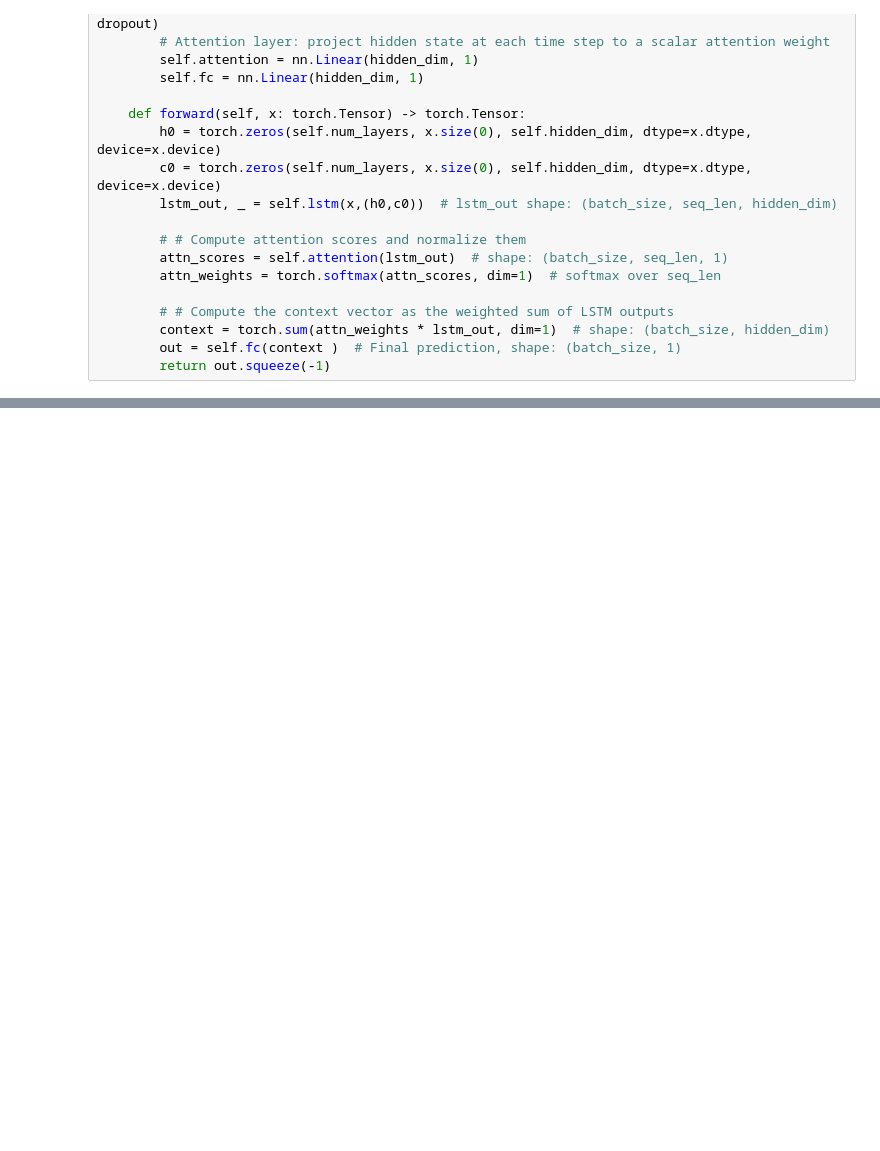
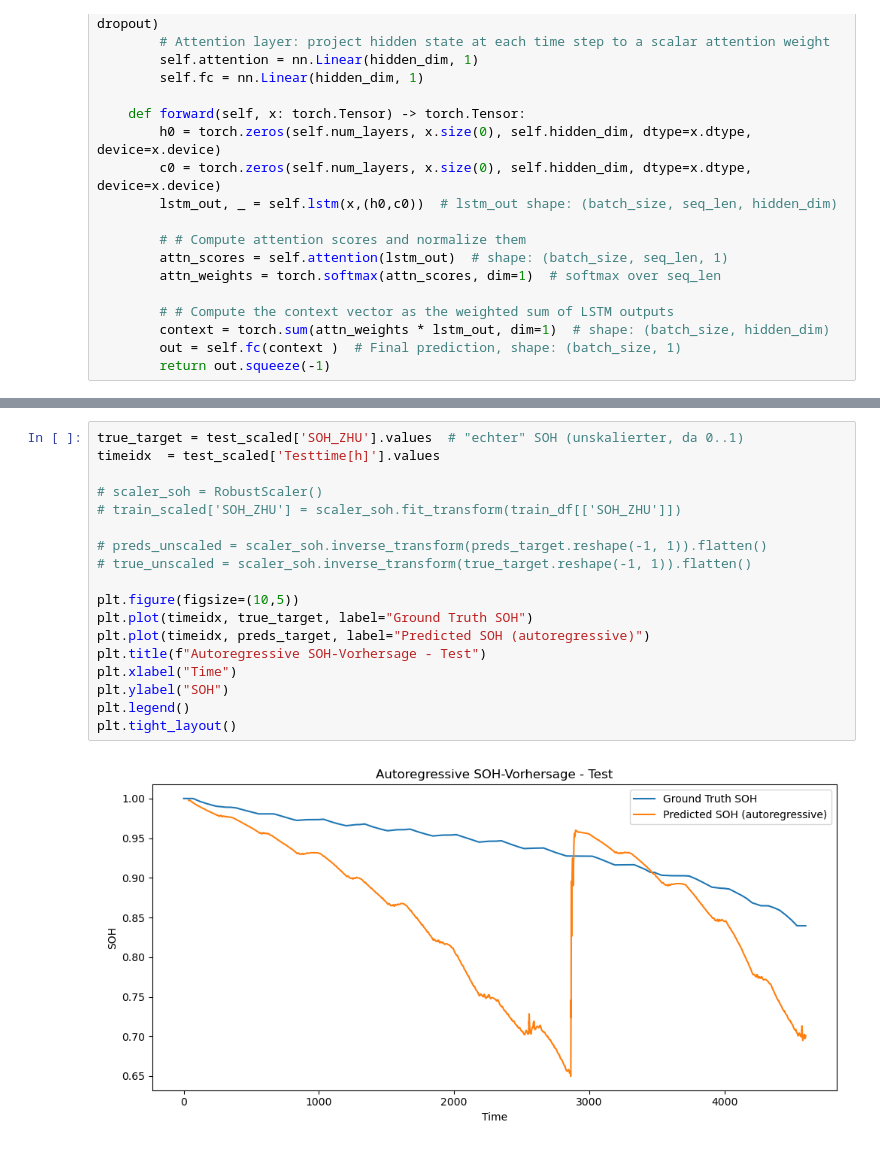
Before and after one commit to zzhuqshun/Thesis, a Jupyter notebook: 04_NNs/model.ipynb, the cells around one changed output, grey strips where cells are left out. Drawn from its saved outputs; the diff is of its cells as text; blank space fills up the shorter version.

Commit message:
SOH train/ val/ test autoregressiv(3cov)

```diff
--- a/04_NNs/model.ipynb
+++ b/04_NNs/model.ipynb
@@ -384,0 +428,20 @@ plot_soh_predictions(model, test_loader, device)
+# %%
+true_target = test_scaled['SOH_ZHU'].values  # "echter" SOH (unskalierter, da 0..1)
+timeidx  = test_scaled['Testtime[h]'].values
+
+# scaler_soh = RobustScaler()
+# train_scaled['SOH_ZHU'] = scaler_soh.fit_transform(train_df[['SOH_ZHU']])
+
+# preds_unscaled = scaler_soh.inverse_transform(preds_target.reshape(-1, 1)).flatten()
+# true_unscaled = scaler_soh.inverse_transform(true_target.reshape(-1, 1)).flatten()
+
+plt.figure(figsize=(10,5))
+plt.plot(timeidx, true_target, label="Ground Truth SOH")
+plt.plot(timeidx, preds_target, label="Predicted SOH (autoregressive)")
+plt.title(f"Autoregressive SOH-Vorhersage - Test")
+plt.xlabel("Time")
+plt.ylabel("SOH")
+plt.legend()
+plt.tight_layout()
+# %% [output]
+[figure, added]
```
Also changed, not shown: parts of 11 cells of this notebook, 2 other files.
